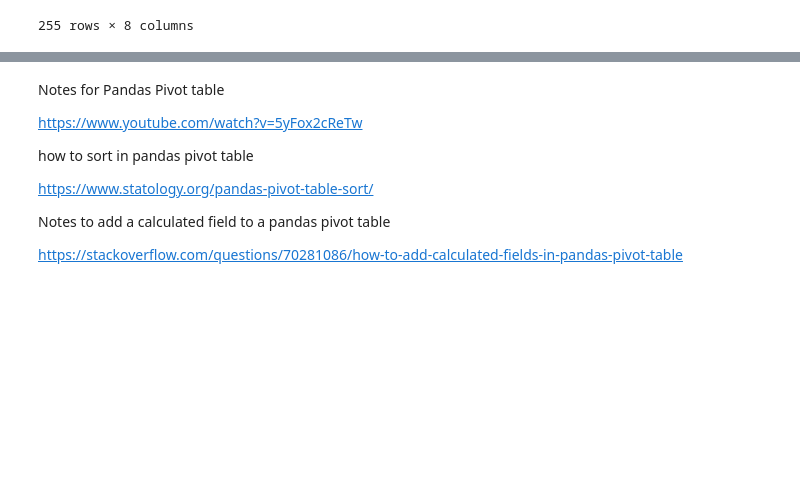
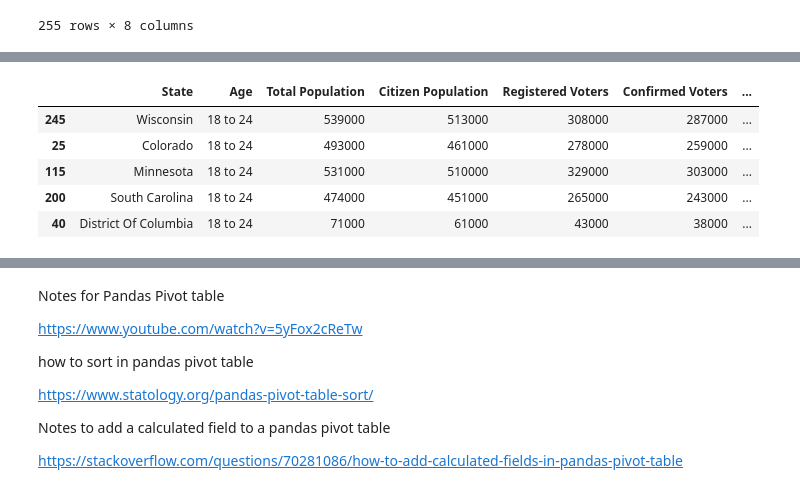
Before and after one commit to JeffreyAsuncion/Data_Analysis_2012_US_Voter_Data, a Jupyter notebook: US_Voter_2012.ipynb, the cells around one changed output, grey strips where cells are left out. Cells and saved outputs as stored; diff of their text form; code cells hidden in the pictures; blank space fills up the shorter version.

```diff
--- a/US_Voter_2012.ipynb
+++ b/US_Voter_2012.ipynb
@@ -498,0 +726,10 @@ merged_df
+# %%
+merged_df['Voter Turnout'] = round((merged_df['Confirmed Voters'] / merged_df['Registered Voters'] * 100), 2)
+merged_df[merged_df['Age']=='18 to 24'].sort_values('Voter Turnout', ascending=False).head(5)
+# %% [output]
+|  | State | Age | Total Population | Citizen Population | Registered Voters | Confirmed Voters | ... |
+| 245 | Wisconsin | 18 to 24 | 539000 | 513000 | 308000 | 287000 | ... |
+| 25 | Colorado | 18 to 24 | 493000 | 461000 | 278000 | 259000 | ... |
+| 115 | Minnesota | 18 to 24 | 531000 | 510000 | 329000 | 303000 | ... |
+| 200 | South Carolina | 18 to 24 | 474000 | 451000 | 265000 | 243000 | ... |
+| 40 | District Of Columbia | 18 to 24 | 71000 | 61000 | 43000 | 38000 | ... |
```
Also changed, not shown: parts of 32 cells of this notebook, 1 other file.
